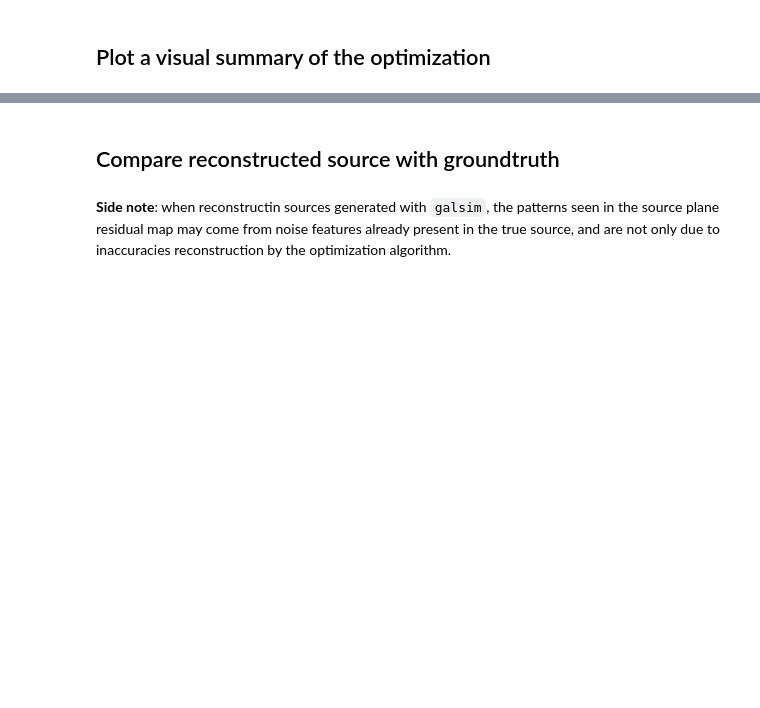
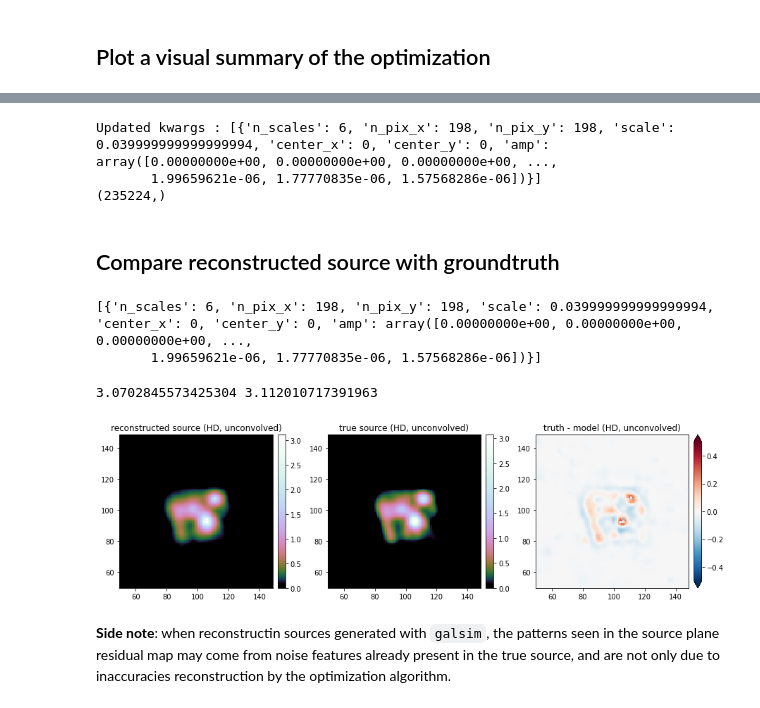
Before and after one commit to aymgal/SLITronomy, a Jupyter notebook: thirdparty/notebooks/03_complex_source_reconstruction.ipynb, the cells around one changed output, grey strips where cells are left out. Saved outputs shown, nothing was run; the diff lists cells and outputs as text; code cells hidden in the pictures; blank space fills up the shorter version.

```diff
--- a/thirdparty/notebooks/03_complex_source_reconstruction.ipynb
+++ b/thirdparty/notebooks/03_complex_source_reconstruction.ipynb
@@ -246,7 +247,9 @@ plt.show()
 ## Sparse optimizazion to reconstruct the source light
 # %%
 source_model_list_sparsefit = ['SLIT_STARLETS']
-kwargs_starlets_source = {'n_scales': 6, 'n_pixels': np.size(image_sim)*supersampling_factor_source**2}
+n_pix_x = image_sim.shape[0]*supersampling_factor_source
+n_pix_y = image_sim.shape[1]*supersampling_factor_source
+kwargs_starlets_source = {'n_scales': 6, 'n_pix_x': n_pix_x, 'n_pix_y': n_pix_y}
 kwargs_source_sparsefit = [kwargs_starlets_source]
 source_model_class_sparsefit = LightModel(light_model_list=source_model_list_sparsefit)
 
@@ -278,4 +281,3 @@ imageFit = ImageLinearFit(data_class, psf_class=psf_class,
                           source_model_class=source_model_class_sparsefit,
                           likelihood_mask=likelihood_mask,
                           kwargs_pixelbased=kwargs_pixelbased)
-print(type(imageFit.PixelSolver))
@@ -309,41 +315,52 @@ fig = sparseSolver.plot_results(res_vmin=-6, res_vmax=6,
 # %%
 print("Updated kwargs :", kwargs_source_sparsefit)
 print(kwargs_source_sparsefit[0]['amp'].shape)
+# %% [output]
+Updated kwargs : [{'n_scales': 6, 'n_pix_x': 198, 'n_pix_y': 198, 'scale': 0.039999999999999994, 'center_x': 0, 'center_y': 0, 'amp': array([0.00000000e+00, 0.00000000e+00, 0.00000000e+00, ...,
+       1.99659621e-06, 1.77770835e-06, 1.57568286e-06])}]
+(235224,)
 # %% [markdown]
 ## Compare reconstructed source with groundtruth
 # %%
 # get source reconstruction
+print(kwargs_source_sparsefit)
 source_estimate = source_model_class_sparsefit.surface_brightness(ra_grid_hd, dec_grid_hd, kwargs_source_sparsefit)
 source_estimate = lenstro_util.array2image(source_estimate)
 
 # flux normalization of true source for proper comparison
 source_sim_comp = source_sim * delta_pix**2
 source_estimate_comp = source_estimate
+# %% [output]
+[{'n_scales': 6, 'n_pix_x': 198, 'n_pix_y': 198, 'scale': 0.039999999999999994, 'center_x': 0, 'center_y': 0, 'amp': array([0.00000000e+00, 0.00000000e+00, 0.00000000e+00, ...,
+       1.99659621e-06, 1.77770835e-06, 1.57568286e-06])}]
 # %%
 print(source_sim_comp.max(), source_estimate_comp.max())
 residuals_source = source_sim_comp - source_estimate_comp
 
 fig, axes = plt.subplots(1, 3, figsize=(15, 4))
 ax = axes[0]
 ax.set_title("reconstructed source (HD, unconvolved)")
 im = ax.imshow(source_estimate_comp, origin='lower', cmap=log_cmap('cubehelix', 0.03, 1))
 ax.set_xlim(len(source_estimate_comp)/4, 3*len(source_estimate_comp)/4)
 ax.set_ylim(len(source_estimate_comp)/4, 3*len(source_estimate_comp)/4)
 nice_colorbar(im)
 ax = axes[1]
 ax.set_title("true source (HD, unconvolved)")
 im = ax.imshow(source_sim_comp, origin='lower', cmap=log_cmap('cubehelix', 0.03, 1), vmin=0)
 ax.set_xlim(len(source_sim_comp)/4, 3*len(source_sim_comp)/4)
 ax.set_ylim(len(source_sim_comp)/4, 3*len(source_sim_comp)/4)
 nice_colorbar(im)
 ax = axes[2]
 ax.set_title("truth - model (HD, unconvolved)")
 ax.set_xlim(len(source_sim_comp)/4, 3*len(source_sim_comp)/4)
 ax.set_ylim(len(source_sim_comp)/4, 3*len(source_sim_comp)/4)
-im = ax.imshow(residuals_source, origin='lower', cmap='bwr', vmin=-0.5, vmax=0.5)
+im = ax.imshow(residuals_source, origin='lower', cmap='RdBu_r', vmin=-0.5, vmax=0.5)
 nice_colorbar(im, colorbar_kwargs={'extend': 'both'})
 
 plt.show()
+# %% [output]
+3.0702845573425304 3.112010717391963
+[figure, added]
 # %% [markdown]
 **Side note**: when reconstructin sources generated with `galsim`, the patterns seen in the source plane residual map may come from noise features already present in the true source, and are not only due to inaccuracies reconstruction by the optimization algorithm.
 # %% [markdown]
```
Also changed, not shown: parts of 6 cells of this notebook.
